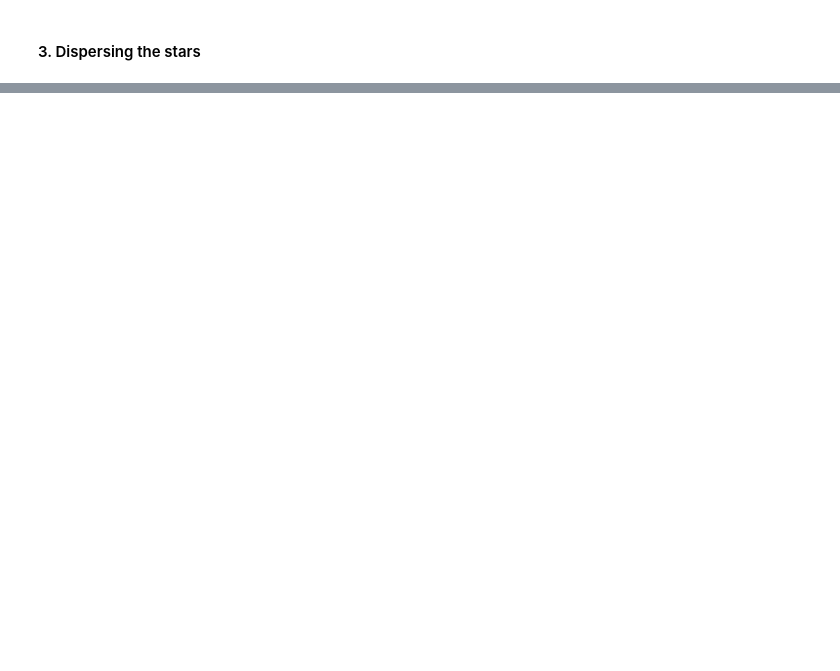
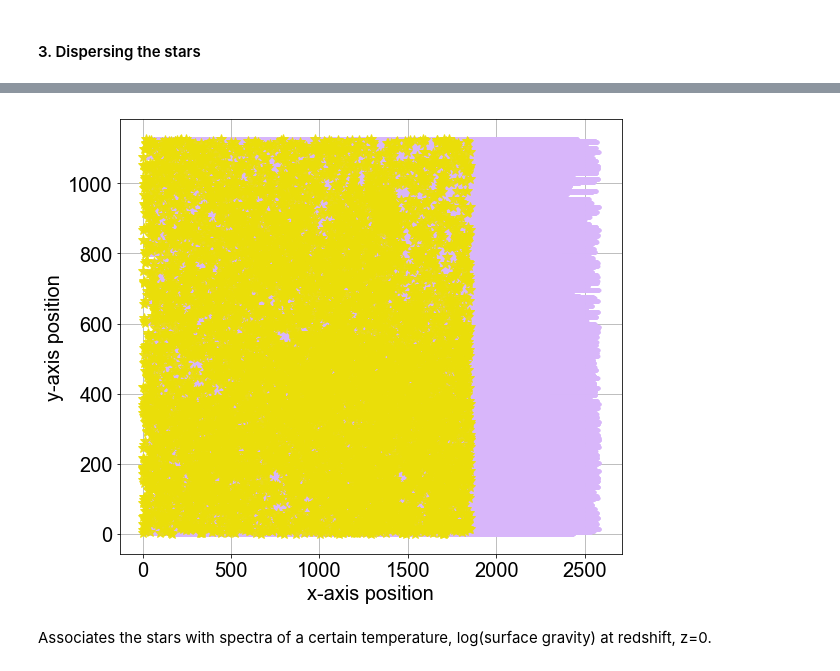
Before and after one commit to SoumyaShreeram/Slitless_spectroscopy, a Jupyter notebook: 02_Using_GALACTICNUCLEUS_catalog_to_produce_spectral_images.ipynb, the cells around one changed output, grey strips where cells are left out. Saved outputs shown, nothing was run; the diff lists cells and outputs as text; code cells hidden in the pictures; blank space fills up the shorter version.

```diff
--- a/02_Using_GALACTICNUCLEUS_catalog_to_produce_spectral_images.ipynb
+++ b/02_Using_GALACTICNUCLEUS_catalog_to_produce_spectral_images.ipynb
@@ -143,0 +159,7 @@ flux_matrix2D = ss.construct2DFluxMatrix(flux_matrix2D, y_disperse, x_disperse,\
+# %%
+# dispersing the stars and plotting it
+fig, ax = plt.subplots(1,1,figsize=(9,8))
+x_disperse, y_disperse = pt.plotDispersedStars(ax, x_pos, y_pos, disperse_range, \
+                                               waves_k, dispersion_angle, no_plot=False)
+# %% [output]
+[figure, added]
@@ -143,0 +168,2 @@ flux_matrix2D = ss.construct2DFluxMatrix(flux_matrix2D, y_disperse, x_disperse,\
+# %% [markdown]
+Associates the stars with spectra of a certain temperature, log(surface gravity) at redshift, z=0.
```
Also changed, not shown: parts of 42 cells of this notebook.
